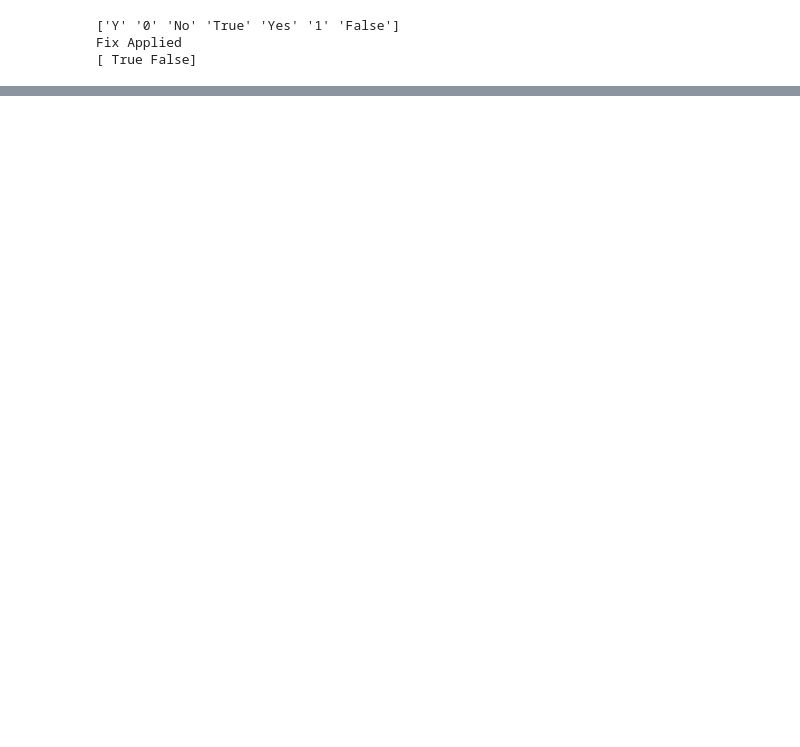
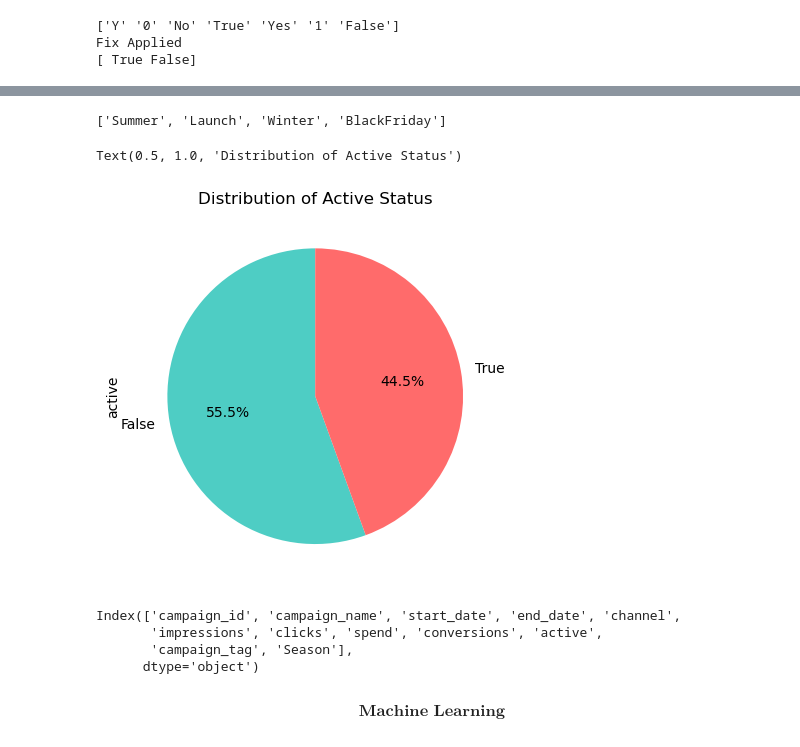
Before and after one commit to TonyHamilton10/MachineLearning, a Jupyter notebook: Tutorials.ipynb, the cells around one changed output, grey strips where cells are left out. Cells and saved outputs as stored; diff of their text form; code cells hidden in the pictures; blank space fills up the shorter version.

```diff
--- a/Tutorials.ipynb
+++ b/Tutorials.ipynb
@@ -90,0 +145,15 @@ datetime64[ns]
+# %%
+# Handling Outliers
+
+Q1 = mydata['spend'].quantile(0.25)
+Q3 = mydata['spend'].quantile(0.75)
+
+IQR = Q3 - Q1
+upper_limit = Q3 + (3 * IQR)
+
+outliers = mydata['spend'] > upper_limit
+print(mydata.loc[outliers, ['campaign_id', 'spend']].head(3))
+
+mydata.loc[outliers, 'spend'] = upper_limit
+print('Fix Applied')
+print(mydata.loc[outliers, ['campaign_id', 'spend']].head(3))
@@ -90,0 +170,8 @@ datetime64[ns]
+# %%
+# Extract Seasons
+
+print(mydata['campaign_name'].head(3))
+
+mydata['Season'] = mydata['campaign_name'].str.extract(r'Q\d_([^_]+)_', expand=False)
+print('Season Extracted')
+print(mydata['Season'].head(5))
@@ -90,0 +201,4 @@ datetime64[ns]
+# %%
+mydata.channel.dropna(inplace=True)
+# %%
+mydata['channel'] = mydata['channel'].dropna()
@@ -90,0 +238,33 @@ datetime64[ns]
+# %%
+# Funnel Plot
+
+seasons = mydata['Season'].unique().tolist()
+print(seasons)
+
+values = [mydata[mydata['Season']==seasons[i]]['spend'].sum() for i in range(len(seasons))]
+
+# Sort by values (largest to smallest)
+sorted_data = sorted(zip(seasons, values), key=lambda x: x[1], reverse=True)
+seasons_sorted = [x[0] for x in sorted_data]
+values_sorted = [x[1] for x in sorted_data]
+
+# Define unique colors for each season
+colors = ['#FF6B6B', '#4ECDC4', '#45B7D1', '#FFA07A', '#98D8C8', '#F7DC6F', '#BB8FCE', '#85C1E2']
+
+fig = go.Figure(go.Funnel(
+    y = seasons_sorted,
+    x = values_sorted,
+    marker = dict(color = colors[:len(seasons_sorted)]),
+    textposition = "inside",
+    textinfo = "value+percent initial"
+))
+
+fig.update_layout(
+    title = "Spend by Season (Largest to Smallest)",
+    xaxis_title = "Total Spend",
+    yaxis_title = "Season"
+)
+
+fig.show()
+# %% [output]
+['Summer', 'Launch', 'Winter', 'BlackFriday']
@@ -90,0 +308,15 @@ datetime64[ns]
+# %%
+mydata['active'].value_counts().plot(kind='pie', autopct='%1.1f%%', startangle=90, colors=['#4ECDC4', '#FF6B6B'])
+plt.title('Distribution of Active Status')
+# %% [output]
+Text(0.5, 1.0, 'Distribution of Active Status')
+[figure, added]
+# %%
+mydata.columns
+# %% [output]
+Index(['campaign_id', 'campaign_name', 'start_date', 'end_date', 'channel',
+       'impressions', 'clicks', 'spend', 'conversions', 'active',
+       'campaign_tag', 'Season'],
+      dtype='object')
+# %% [markdown]
+$$ \textbf{Machine Learning} $$
```
Also changed, not shown: parts of 76 cells of this notebook, 7 other files.
